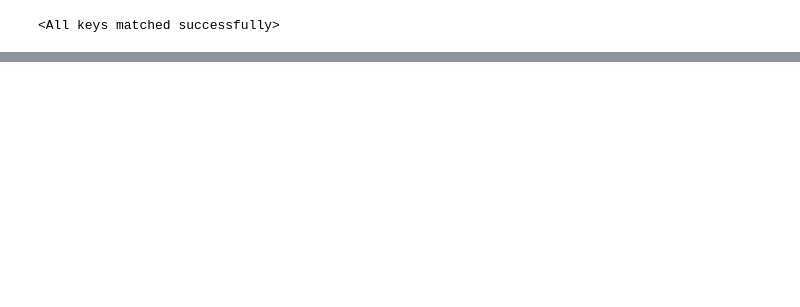
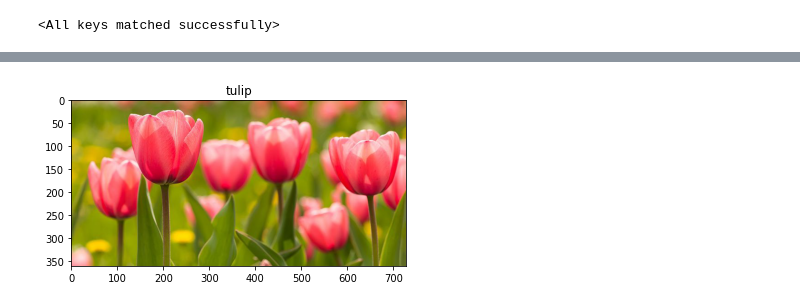
Before and after one commit to Davidportlouis/flower_recognition, a Jupyter notebook: flower_recognition.ipynb, the cells around one changed output, grey strips where cells are left out. Cells and saved outputs as stored; diff of their text form; code cells hidden in the pictures; blank space fills up the shorter version.

```diff
--- a/flower_recognition.ipynb
+++ b/flower_recognition.ipynb
@@ -193,0 +189,5 @@ predict(test_images,classes,test_labels,model,device)
+# %%
+img_3 = "t3_tulip.jpg"
+predict_image(img_3,model,test_transform,device,classes)
+# %% [output]
+[figure, added]
```
Also changed, not shown: parts of 13 cells of this notebook.
